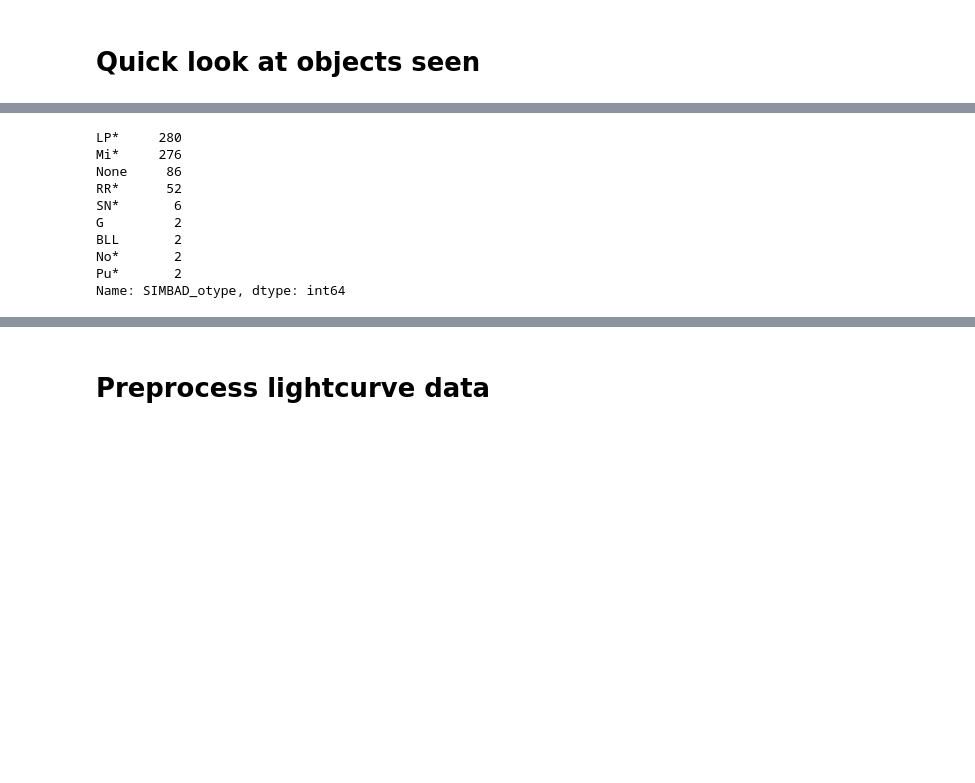
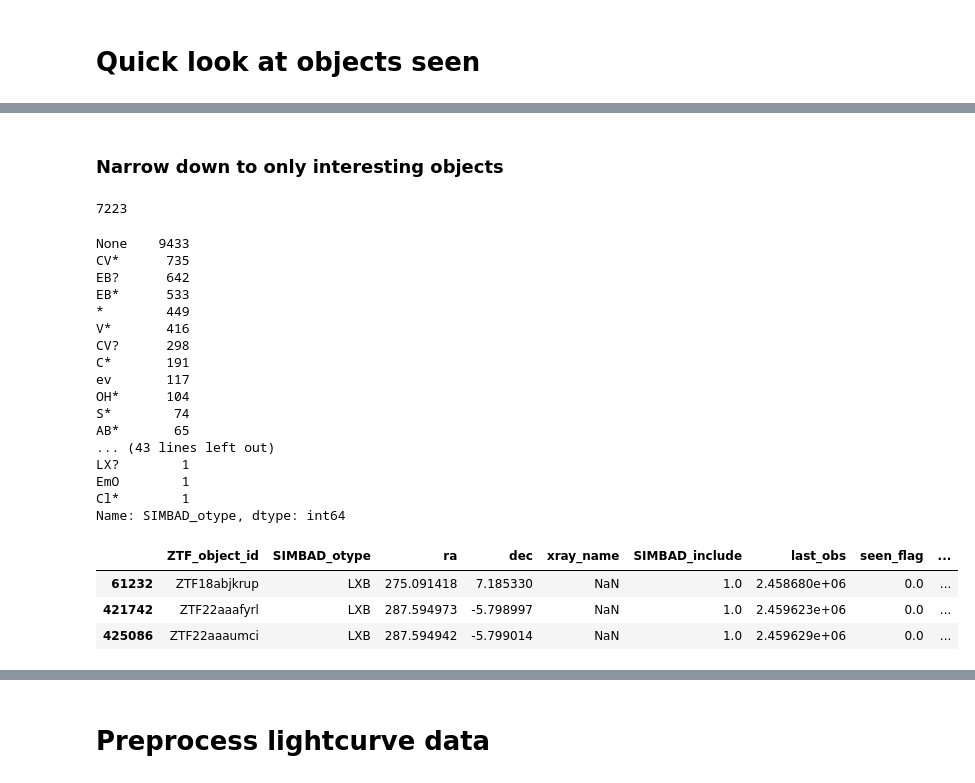
Before and after one commit to dirac-institute/alert_stream_crossmatch, a Jupyter notebook: notebooks/display_ac.ipynb, the cells around one changed output, grey strips where cells are left out. Cells and saved outputs as stored; diff of their text form; code cells hidden in the pictures; blank space fills up the shorter version.

```diff
--- a/notebooks/display_ac.ipynb
+++ b/notebooks/display_ac.ipynb
@@ -45,0 +36,9 @@ df.columns = ['ztf_object_id', 'SIMBAD_otype', 'ra', 'dec', 'ROSAT_IAU_NAME',
+# %%
+df = pd.read_csv('../local/db/combined/objs.csv')
+dflc = pd.read_csv('../local/db/combined/lcs.csv')
+
+dflc[['jd', 'magpsf', 'sigmapsf', 'diffmaglim', 'magnr', 'sigmagnr', 'field', 'rcid']] = dflc[['jd', 'magpsf', 'sigmapsf', 'diffmaglim', 'magnr', 'sigmagnr', 'field', 'rcid']].astype(float)
+dflc['fid'] = dflc['fid'].astype(int)
+
+df = df.rename(columns = {'ZTF_object_id': 'ztf_object_id'})
+dflc = dflc.rename(columns = {'ZTF_object_id': 'ztf_object_id'})
@@ -45,0 +47,2 @@ df.columns = ['ztf_object_id', 'SIMBAD_otype', 'ra', 'dec', 'ROSAT_IAU_NAME',
+# %%
+df = df.drop_duplicates(subset=['ztf_object_id', 'sgmag'])
@@ -46,18 +54,44 @@ df.columns = ['ztf_object_id', 'SIMBAD_otype', 'ra', 'dec', 'ROSAT_IAU_NAME',
+# %%
+# make sure these otypes are 0
+df.loc[df['SIMBAD_otype'].isin(['LP*', 'Mi*', 'LP?', 'RR*']), 'SIMBAD_include'] = 0
+
+# make sure no otype is 1
+df.loc[df['SIMBAD_otype']=='None', 'SIMBAD_include'] = 1
+# %% [markdown]
+### Narrow down to only interesting objects
 # %%
-df = df.loc[df['SIMBAD_include'] == 0]
+df = df.loc[df['SIMBAD_include'] == 1]
+# %%
+len(df['ztf_object_id'].unique())
+# %% [output]
+7223
 # %%
 df['SIMBAD_otype'].value_counts()
 # %% [output]
-LP*     280
-Mi*     276
-None     86
-RR*      52
-SN*       6
-G         2
-BLL       2
-No*       2
-Pu*       2
+None    9433
+CV*      735
+EB?      642
+EB*      533
+*        449
+V*       416
+CV?      298
+C*       191
+ev       117
+OH*      104
+S*        74
+AB*       65
+... (43 lines left out)
+LX?        1
+EmO        1
+Cl*        1
 Name: SIMBAD_otype, dtype: int64
+# %%
+df.query('SIMBAD_otype == "LXB"')
+# %% [output]
+|  | ZTF_object_id | SIMBAD_otype | ra | dec | xray_name | SIMBAD_include | last_obs | seen_flag | ... |
+| 61232 | ZTF18abjkrup | LXB | 275.091418 | 7.185330 | NaN | 1.0 | 2.458680e+06 | 0.0 | ... |
+| 421742 | ZTF22aaafyrl | LXB | 287.594973 | -5.798997 | NaN | 1.0 | 2.459623e+06 | 0.0 | ... |
+| 425086 | ZTF22aaaumci | LXB | 287.594942 | -5.799014 | NaN | 1.0 | 2.459629e+06 | 0.0 | ... |
 # %%
 pd.to_datetime([df['last_obs'].max()], unit='D', origin='julian')
 # %% [output]
```
Also changed, not shown: parts of 130 cells of this notebook, 1 other file.
